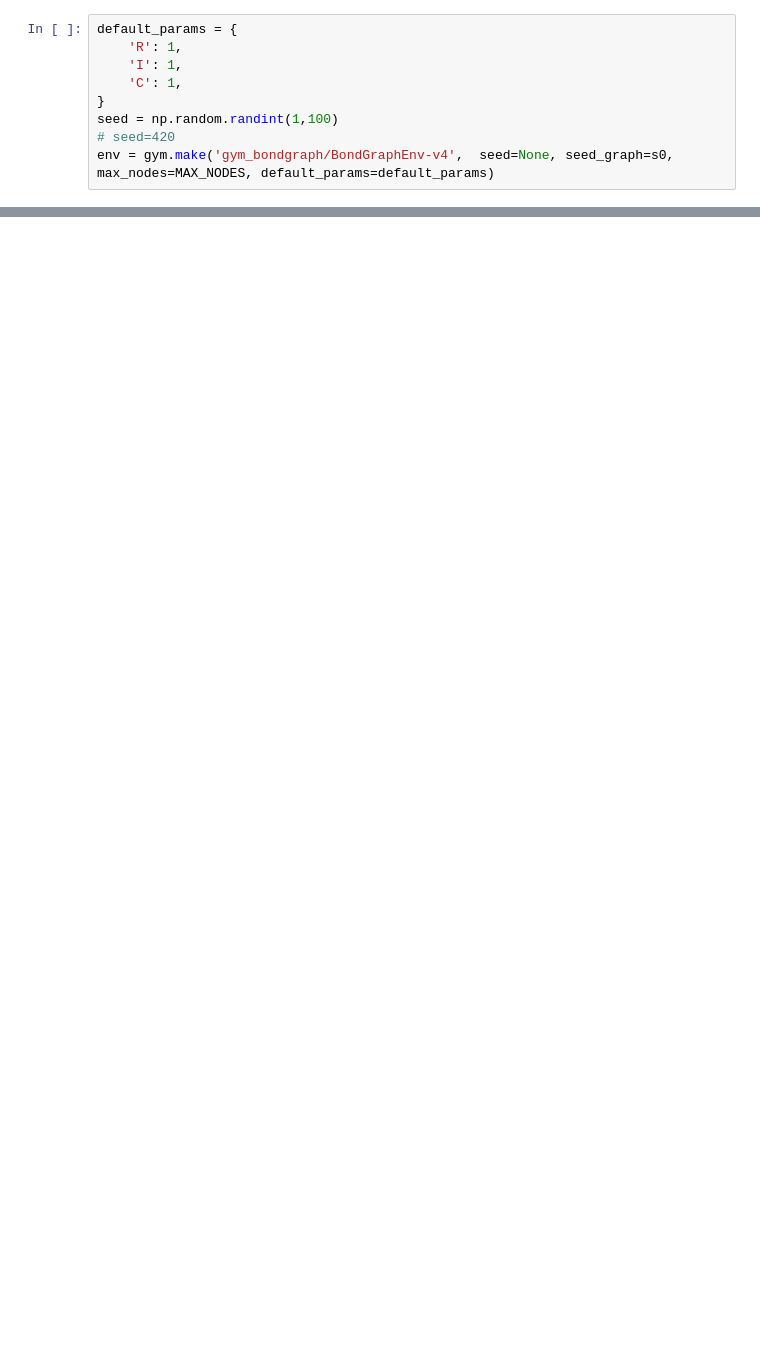
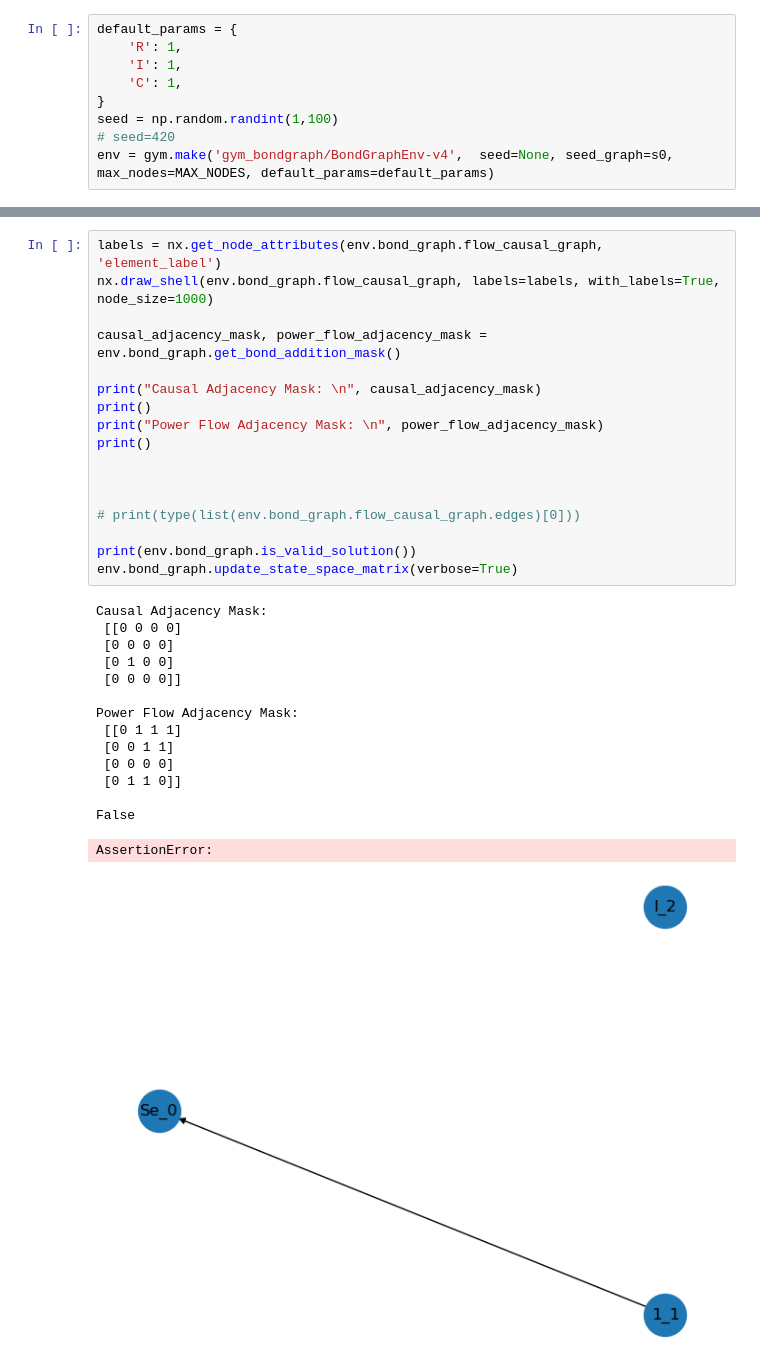
Before and after one commit to Astronauty/AiPEX-Projects, a Jupyter notebook: bond-graph-RL/gym_run.ipynb, the cells around one changed output, grey strips where cells are left out. Cells and saved outputs as stored; diff of their text form; blank space fills up the shorter version.

```diff
--- a/bond-graph-RL/gym_run.ipynb
+++ b/bond-graph-RL/gym_run.ipynb
@@ -109,0 +161,33 @@ nx.draw_kamada_kawai(env.bond_graph.flow_causal_graph, labels=labels, with_label
+# %%
+labels = nx.get_node_attributes(env.bond_graph.flow_causal_graph, 'element_label')
+nx.draw_shell(env.bond_graph.flow_causal_graph, labels=labels, with_labels=True, node_size=1000)
+
+causal_adjacency_mask, power_flow_adjacency_mask = env.bond_graph.get_bond_addition_mask()
+
+print("Causal Adjacency Mask: \n", causal_adjacency_mask)
+print()
+print("Power Flow Adjacency Mask: \n", power_flow_adjacency_mask)
+print()
+
+
+
+# print(type(list(env.bond_graph.flow_causal_graph.edges)[0]))
+
+print(env.bond_graph.is_valid_solution())
+env.bond_graph.update_state_space_matrix(verbose=True)
+# %% [output]
+Causal Adjacency Mask:
+ [[0 0 0 0]
+ [0 0 0 0]
+ [0 1 0 0]
+ [0 0 0 0]]
+
+Power Flow Adjacency Mask:
+ [[0 1 1 1]
+ [0 0 1 1]
+ [0 0 0 0]
+ [0 1 1 0]]
+
+False
+AssertionError:
+[figure, added]
```
Also changed, not shown: parts of 7 cells of this notebook, 6 other files.
